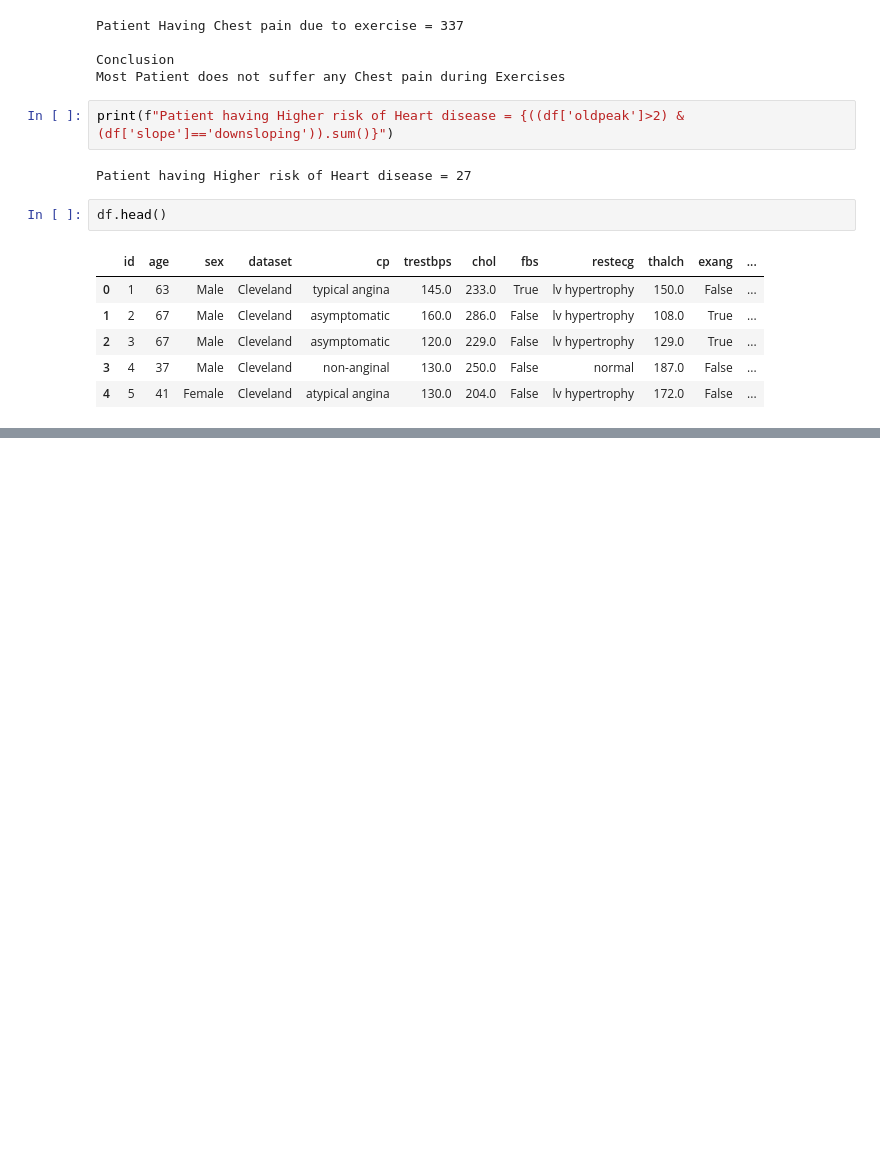
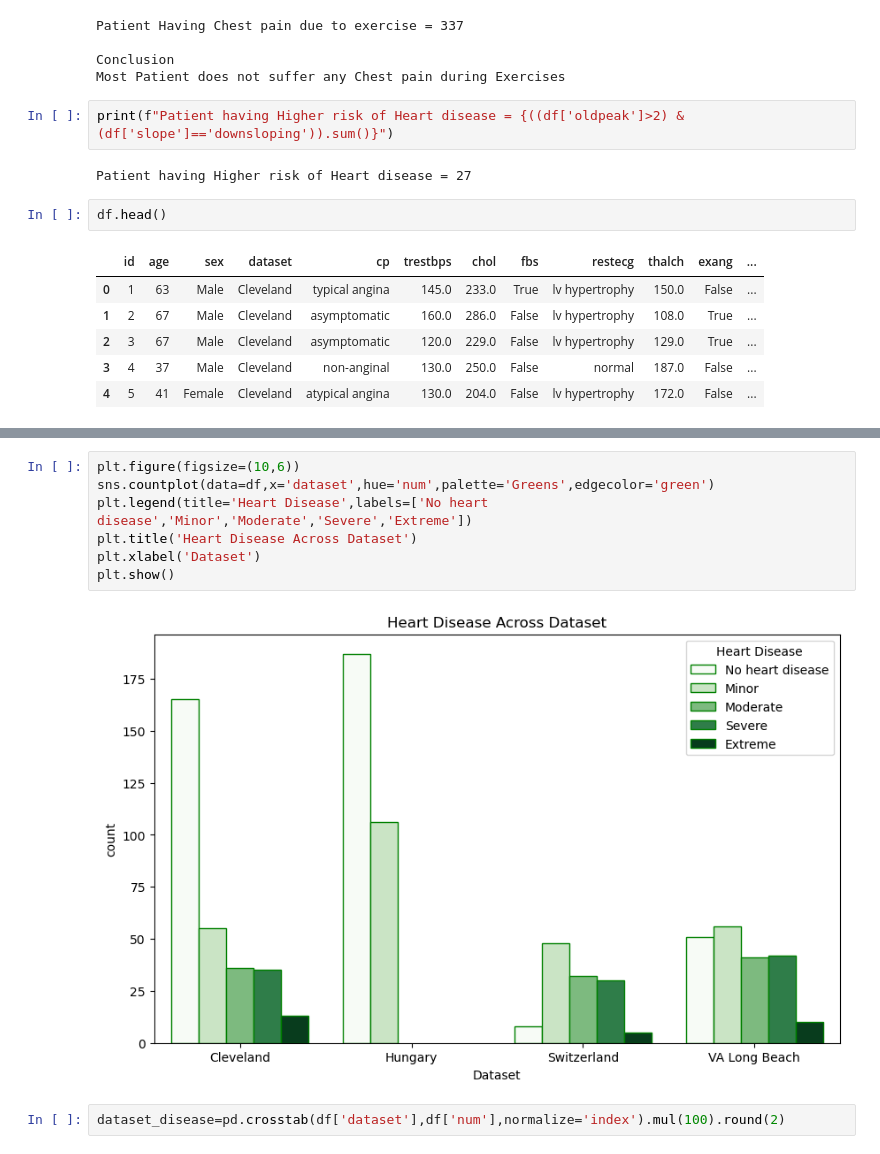
Before and after one commit to himashooo/Heart-Disease-Prediction, a Jupyter notebook: Heart Disease.ipynb, the cells around one changed output, grey strips where cells are left out. Drawn from its saved outputs; the diff is of its cells as text; blank space fills up the shorter version.

```diff
--- a/Heart Disease.ipynb
+++ b/Heart Disease.ipynb
@@ -282,0 +304,11 @@ df.head()
+# %%
+plt.figure(figsize=(10,6))
+sns.countplot(data=df,x='dataset',hue='num',palette='Greens',edgecolor='green')
+plt.legend(title='Heart Disease',labels=['No heart disease','Minor','Moderate','Severe','Extreme'])
+plt.title('Heart Disease Across Dataset')
+plt.xlabel('Dataset')
+plt.show()
+# %% [output]
+[figure, added]
+# %%
+dataset_disease=pd.crosstab(df['dataset'],df['num'],normalize='index').mul(100).round(2)
```
Also changed, not shown: parts of 13 cells of this notebook.
